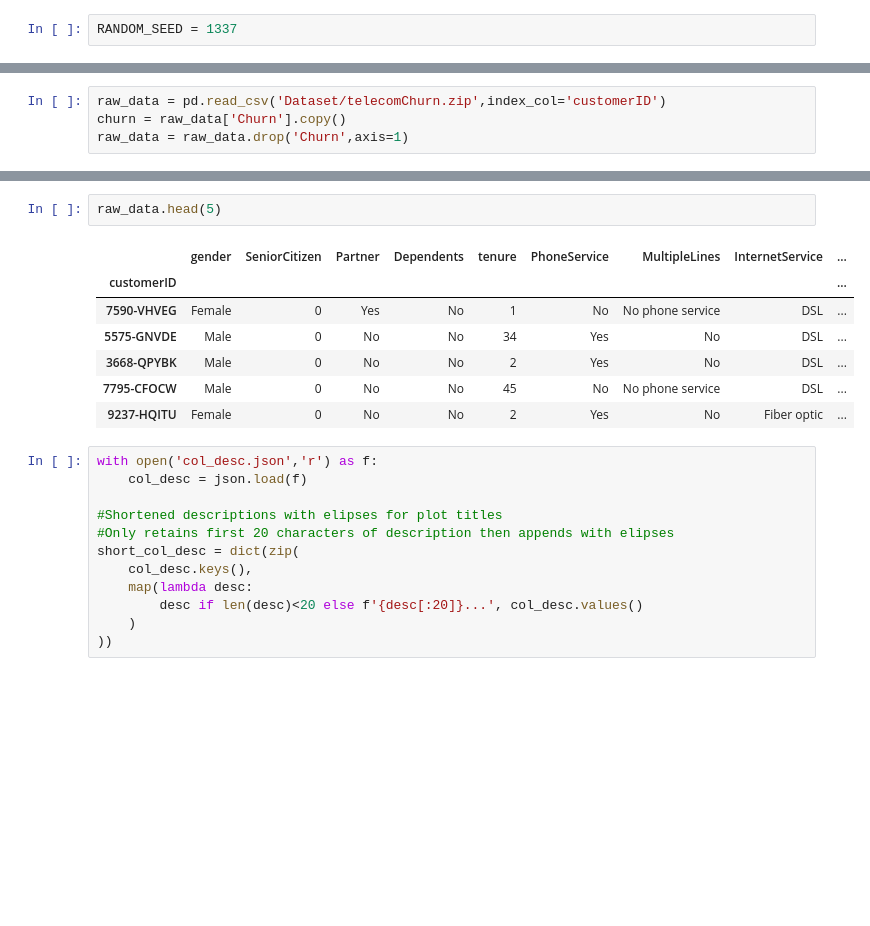
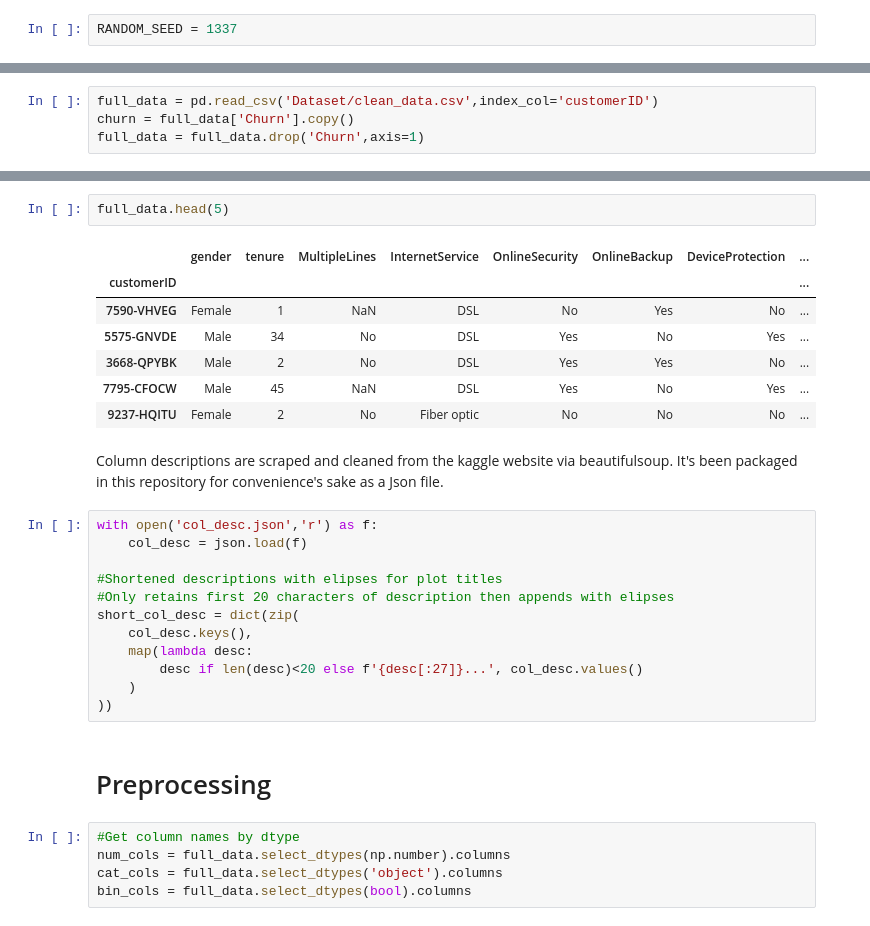
Before and after one commit to Jeff-ChenFan-Wang/TelecomChurnAnalysis, a Jupyter notebook: EDA.ipynb, the cells around one changed output, grey strips where cells are left out. Saved outputs shown, nothing was run; the diff lists cells and outputs as text; blank space fills up the shorter version.

```diff
--- a/EDA.ipynb
+++ b/EDA.ipynb
@@ -17,4 +25,4 @@ RANDOM_SEED = 1337
 # %%
-raw_data = pd.read_csv('Dataset/telecomChurn.zip',index_col='customerID')
-churn = raw_data['Churn'].copy()
-raw_data = raw_data.drop('Churn',axis=1)
+full_data = pd.read_csv('Dataset/clean_data.csv',index_col='customerID')
+churn = full_data['Churn'].copy()
+full_data = full_data.drop('Churn',axis=1)
@@ -23,15 +33,17 @@ raw_data.shape
 # %% [output]
 (7043, 19)
 # %%
-raw_data.head(5)
+full_data.head(5)
 # %% [output]
-|  | gender | SeniorCitizen | Partner | Dependents | tenure | PhoneService | MultipleLines | InternetService | ... |
-| customerID |  |  |  |  |  |  |  |  | ... |
-| 7590-VHVEG | Female | 0 | Yes | No | 1 | No | No phone service | DSL | ... |
-| 5575-GNVDE | Male | 0 | No | No | 34 | Yes | No | DSL | ... |
-| 3668-QPYBK | Male | 0 | No | No | 2 | Yes | No | DSL | ... |
-| 7795-CFOCW | Male | 0 | No | No | 45 | No | No phone service | DSL | ... |
-| 9237-HQITU | Female | 0 | No | No | 2 | Yes | No | Fiber optic | ... |
+|  | gender | tenure | MultipleLines | InternetService | OnlineSecurity | OnlineBackup | DeviceProtection | ... |
+| customerID |  |  |  |  |  |  |  | ... |
+| 7590-VHVEG | Female | 1 | NaN | DSL | No | Yes | No | ... |
+| 5575-GNVDE | Male | 34 | No | DSL | Yes | No | Yes | ... |
+| 3668-QPYBK | Male | 2 | No | DSL | Yes | Yes | No | ... |
+| 7795-CFOCW | Male | 45 | NaN | DSL | Yes | No | Yes | ... |
+| 9237-HQITU | Female | 2 | No | Fiber optic | No | No | No | ... |
+# %% [markdown]
+Column descriptions are scraped and cleaned from the kaggle website via beautifulsoup. It's been packaged in this repository for convenience's sake as a Json file.
 # %%
 with open('col_desc.json','r') as f:
     col_desc = json.load(f)
@@ -41,6 +53,13 @@ with open('col_desc.json','r') as f:
 short_col_desc = dict(zip(
     col_desc.keys(),
     map(lambda desc:
-        desc if len(desc)<20 else f'{desc[:20]}...', col_desc.values()
+        desc if len(desc)<20 else f'{desc[:27]}...', col_desc.values()
     )
 ))
+# %% [markdown]
+# Preprocessing
+# %%
+#Get column names by dtype
+num_cols = full_data.select_dtypes(np.number).columns
+cat_cols = full_data.select_dtypes('object').columns
+bin_cols = full_data.select_dtypes(bool).columns
```
Also changed, not shown: parts of 32 cells of this notebook, 4 other files.
